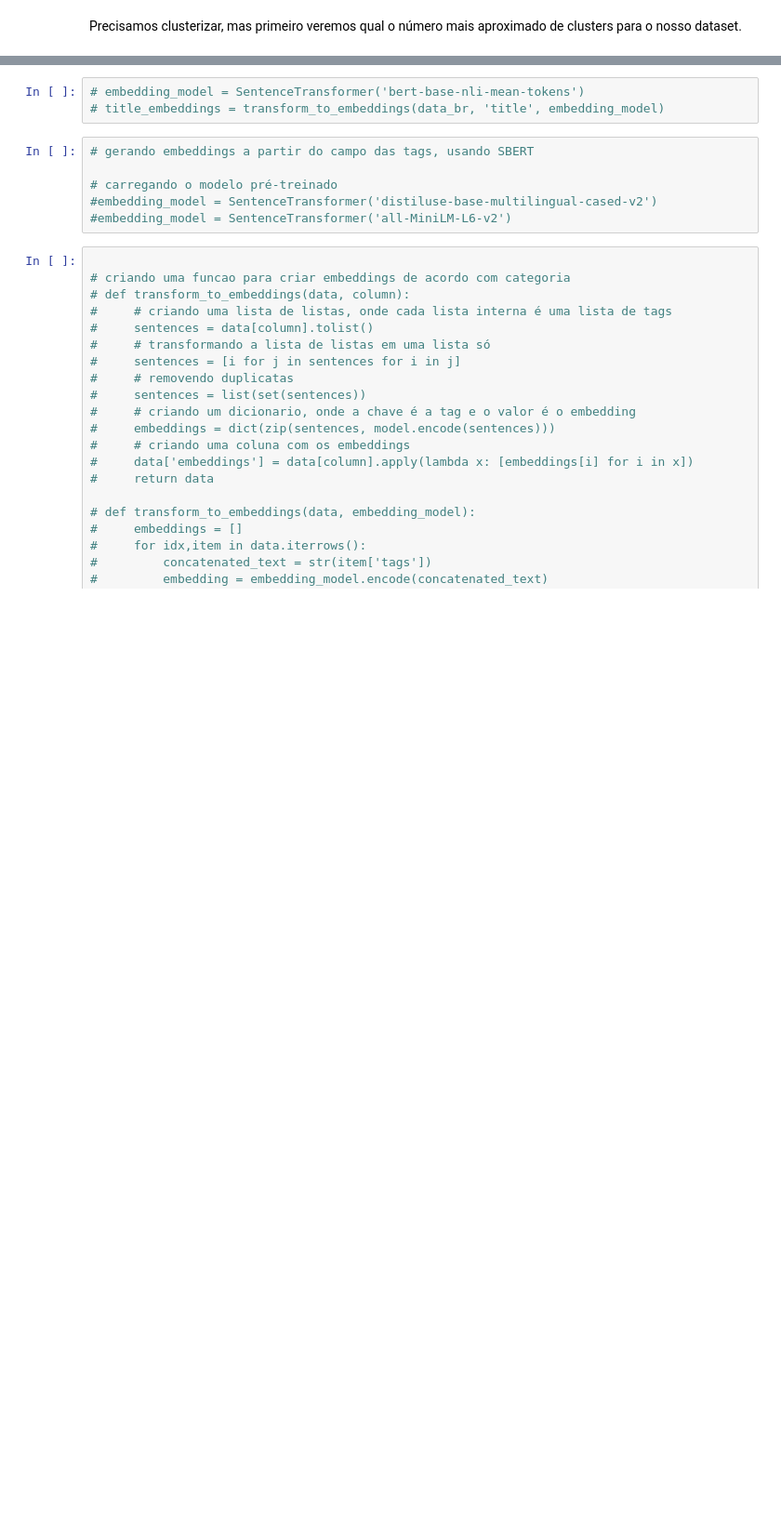
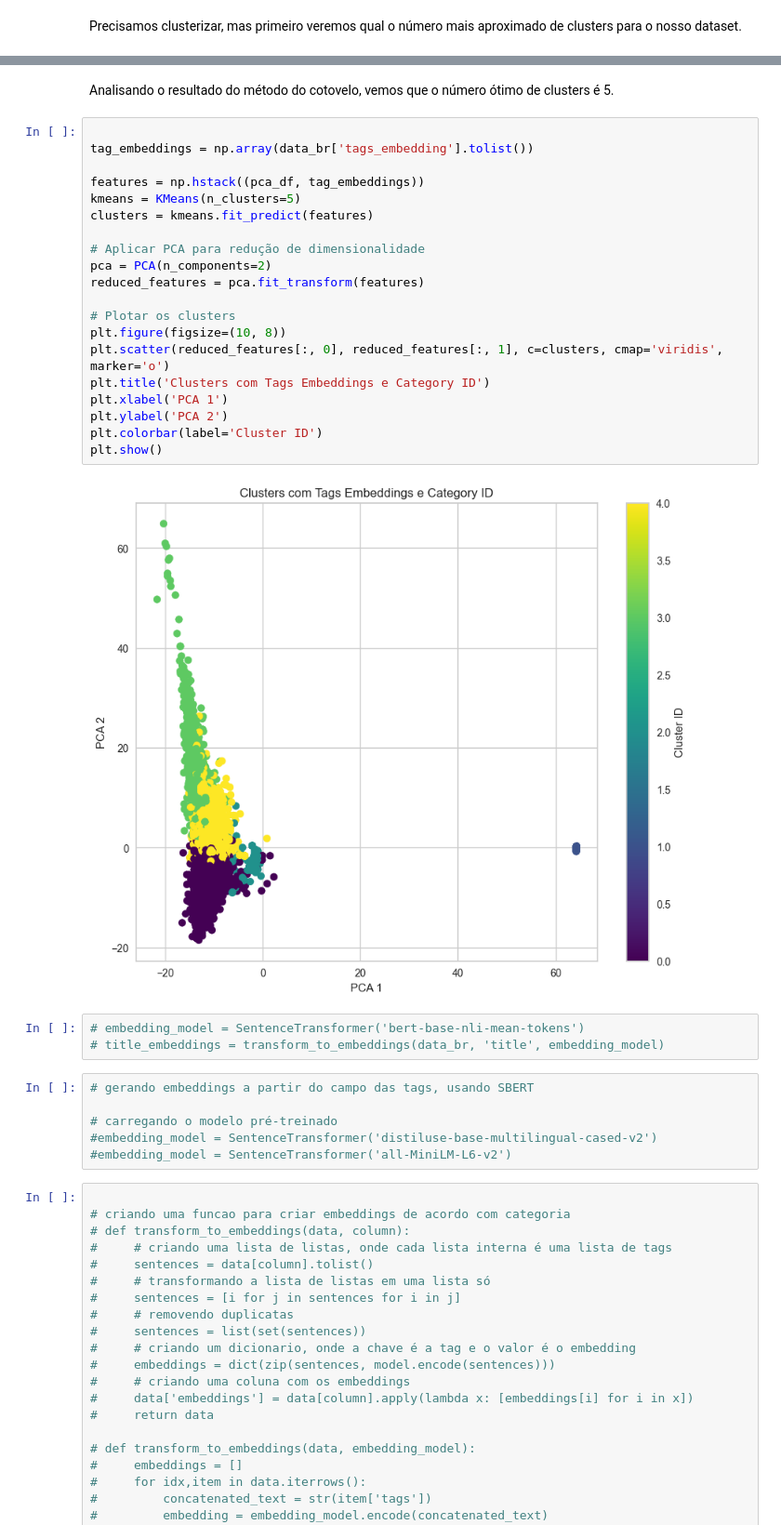
Before and after one commit to aicha0k/Trabalho-de-an-lise-de-dados, a Jupyter notebook: main.ipynb, the cells around one changed output, grey strips where cells are left out. Shown at 93% size. Cells and saved outputs as stored; diff of their text form; blank space fills up the shorter version.

```diff
--- a/main.ipynb
+++ b/main.ipynb
@@ -549,3 +557,27 @@ Precisamos clusterizar, mas primeiro veremos qual o número mais aproximado de c
+# %% [markdown]
+Analisando o resultado do método do cotovelo, vemos que o número ótimo de clusters é 5.
+# %%
+
+tag_embeddings = np.array(data_br['tags_embedding'].tolist())
+
+features = np.hstack((pca_df, tag_embeddings))
+kmeans = KMeans(n_clusters=5)
+clusters = kmeans.fit_predict(features)
+
+# Aplicar PCA para redução de dimensionalidade
+pca = PCA(n_components=2)
+reduced_features = pca.fit_transform(features)
+
+# Plotar os clusters
+plt.figure(figsize=(10, 8))
+plt.scatter(reduced_features[:, 0], reduced_features[:, 1], c=clusters, cmap='viridis', marker='o')
+plt.title('Clusters com Tags Embeddings e Category ID')
+plt.xlabel('PCA 1')
+plt.ylabel('PCA 2')
+plt.colorbar(label='Cluster ID')
+plt.show()
+# %% [output]
+[figure, added]
 # %%
 # embedding_model = SentenceTransformer('bert-base-nli-mean-tokens')
 # title_embeddings = transform_to_embeddings(data_br, 'title', embedding_model)
```
Also changed, not shown: parts of 10 cells of this notebook.
